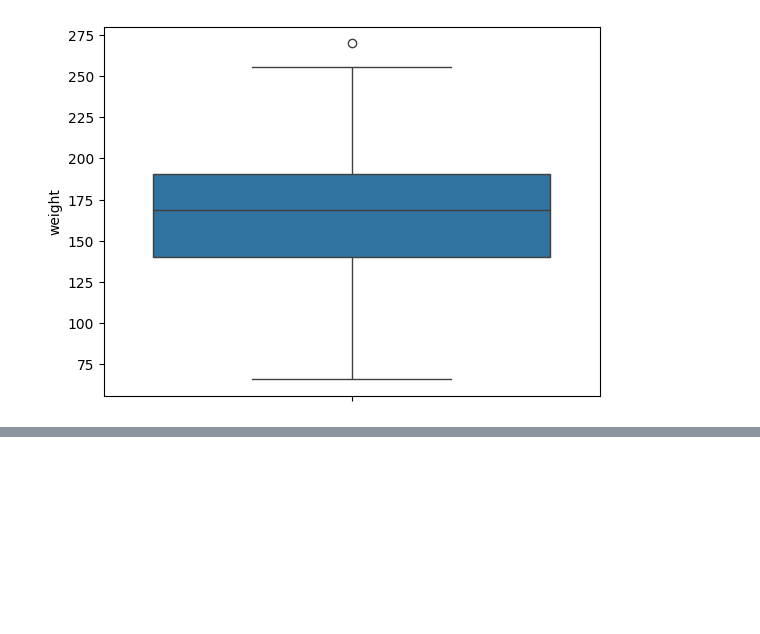
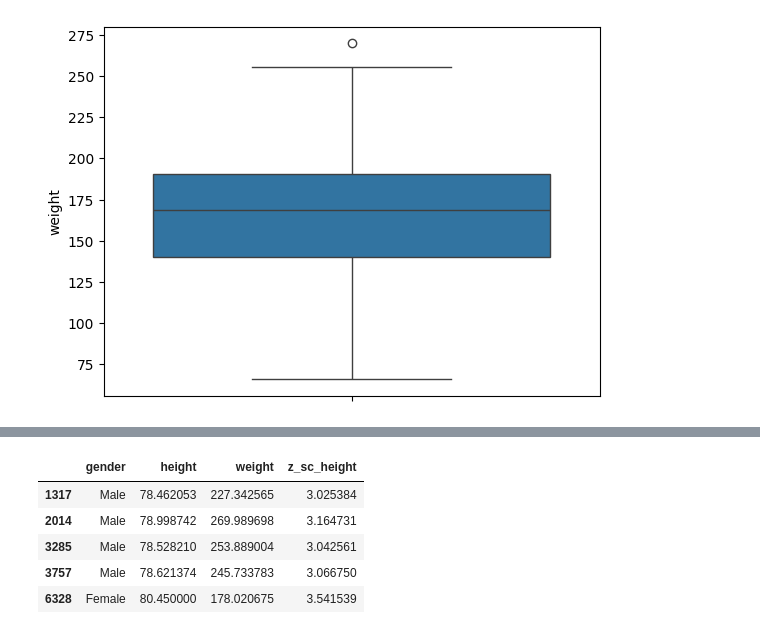
Before and after one commit to Md-Maruf-1727/Statistics, a Jupyter notebook: Outlier removing/outlier_1.ipynb, the cells around one changed output, grey strips where cells are left out. Drawn from its saved outputs; the diff is of its cells as text; code cells hidden in the pictures; blank space fills up the shorter version.

```diff
--- a/Outlier removing/outlier_1.ipynb
+++ b/Outlier removing/outlier_1.ipynb
@@ -50,0 +73,9 @@ sns.boxplot(df['weight'])
+# %%
+df[df['z_sc_height']>3]
+# %% [output]
+|  | gender | height | weight | z_sc_height |
+| 1317 | Male | 78.462053 | 227.342565 | 3.025384 |
+| 2014 | Male | 78.998742 | 269.989698 | 3.164731 |
+| 3285 | Male | 78.528210 | 253.889004 | 3.042561 |
+| 3757 | Male | 78.621374 | 245.733783 | 3.066750 |
+| 6328 | Female | 80.450000 | 178.020675 | 3.541539 |
```
Also changed, not shown: parts of 3 cells of this notebook.
